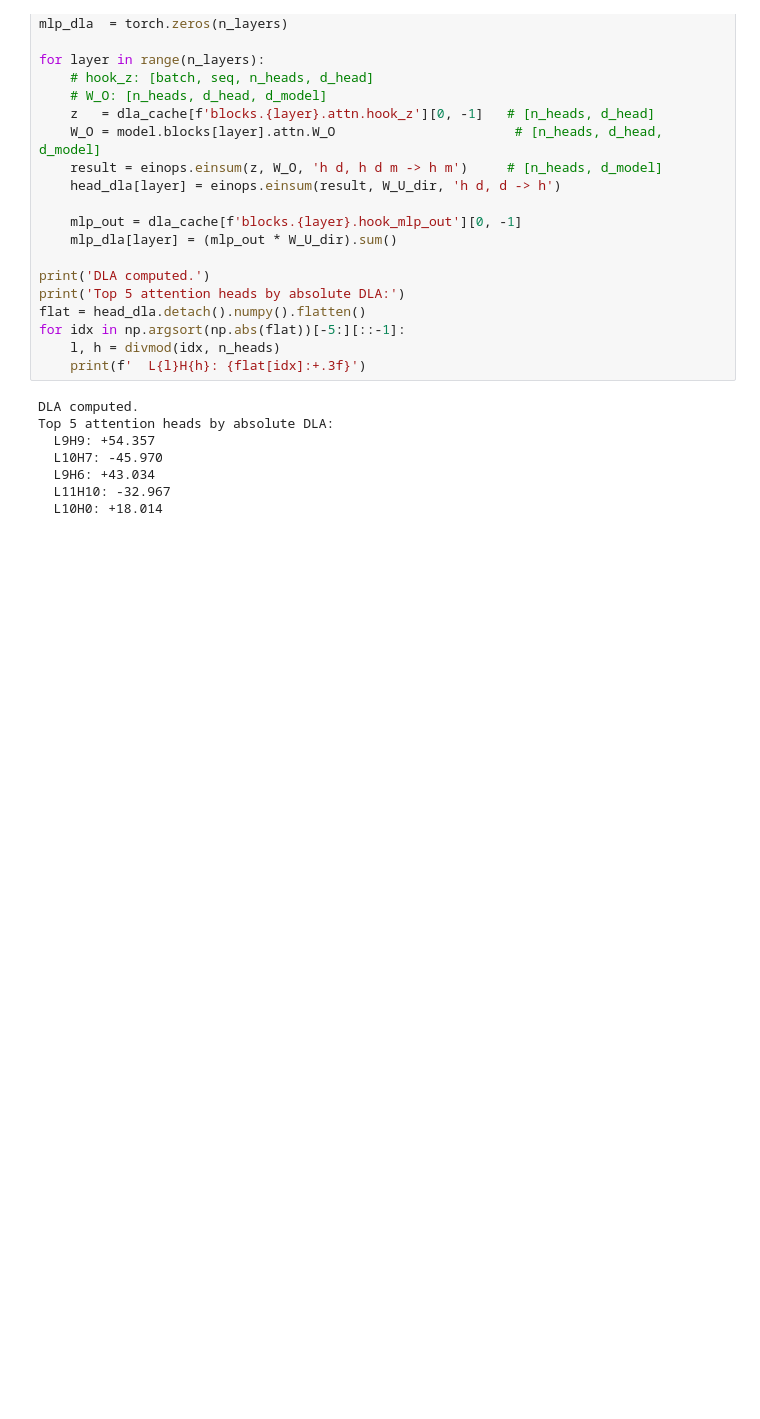
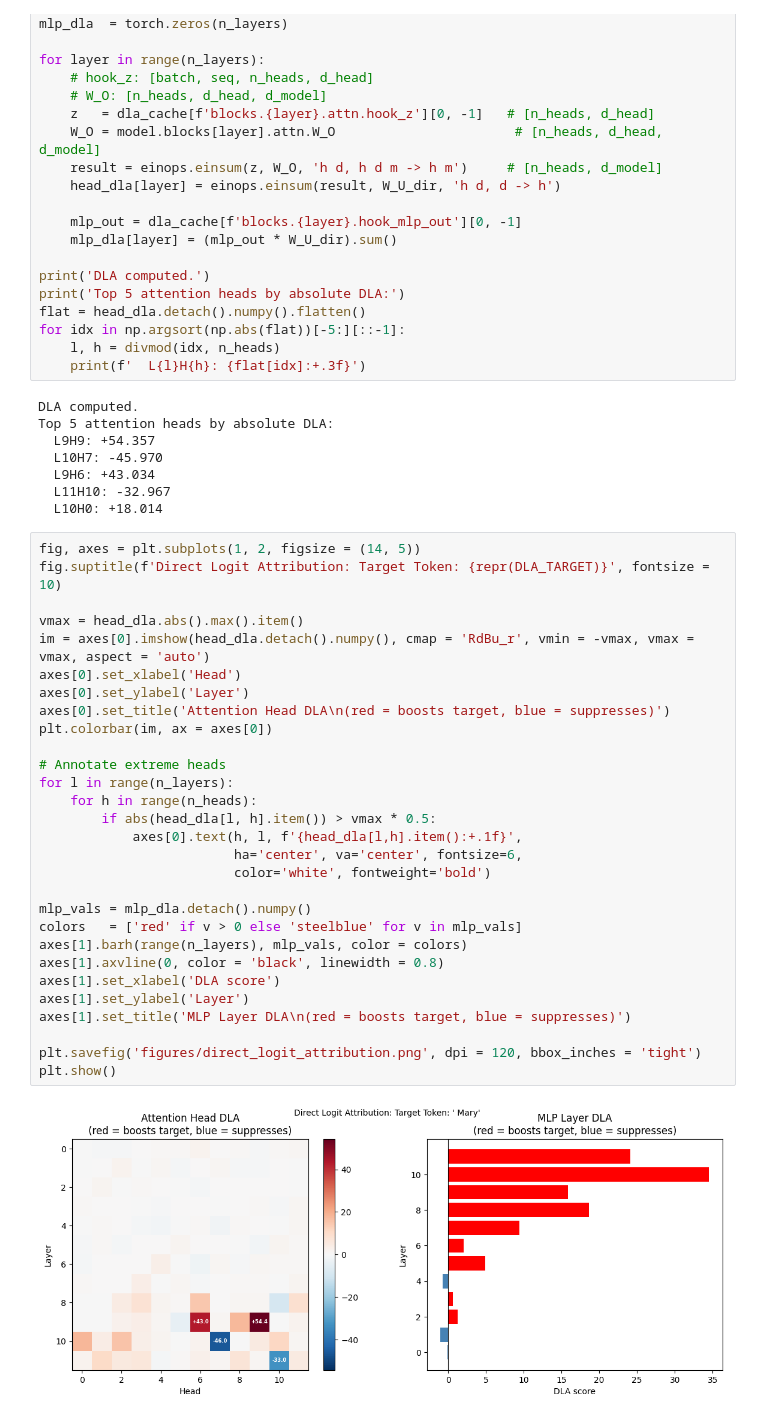
Before and after one commit to agentjakey/mechinterp-explore, a Jupyter notebook: safety_notebook.ipynb, the cells around one changed output. Drawn from its saved outputs; the diff is of its cells as text; blank space fills up the shorter version.

Commit message:
DLA attn. head and MLP layer viz.

```diff
--- a/safety_notebook.ipynb
+++ b/safety_notebook.ipynb
@@ -443,3 +443,34 @@ Top 5 attention heads by absolute DLA:
   L9H6: +43.034
   L11H10: -32.967
   L10H0: +18.014
+# %%
+fig, axes = plt.subplots(1, 2, figsize = (14, 5))
+fig.suptitle(f'Direct Logit Attribution: Target Token: {repr(DLA_TARGET)}', fontsize = 10)
+
+vmax = head_dla.abs().max().item()
+im = axes[0].imshow(head_dla.detach().numpy(), cmap = 'RdBu_r', vmin = -vmax, vmax = vmax, aspect = 'auto')
+axes[0].set_xlabel('Head')
+axes[0].set_ylabel('Layer')
+axes[0].set_title('Attention Head DLA\n(red = boosts target, blue = suppresses)')
+plt.colorbar(im, ax = axes[0])
+
+# Annotate extreme heads
+for l in range(n_layers):
+    for h in range(n_heads):
+        if abs(head_dla[l, h].item()) > vmax * 0.5:
+            axes[0].text(h, l, f'{head_dla[l,h].item():+.1f}',
+                         ha='center', va='center', fontsize=6,
+                         color='white', fontweight='bold')
+
+mlp_vals = mlp_dla.detach().numpy()
+colors   = ['red' if v > 0 else 'steelblue' for v in mlp_vals]
+axes[1].barh(range(n_layers), mlp_vals, color = colors)
+axes[1].axvline(0, color = 'black', linewidth = 0.8)
+axes[1].set_xlabel('DLA score')
+axes[1].set_ylabel('Layer')
+axes[1].set_title('MLP Layer DLA\n(red = boosts target, blue = suppresses)')
+
+plt.savefig('figures/direct_logit_attribution.png', dpi = 120, bbox_inches = 'tight')
+plt.show()
+# %% [output]
+[figure, added]
```
Also changed, not shown: 1 other file.
